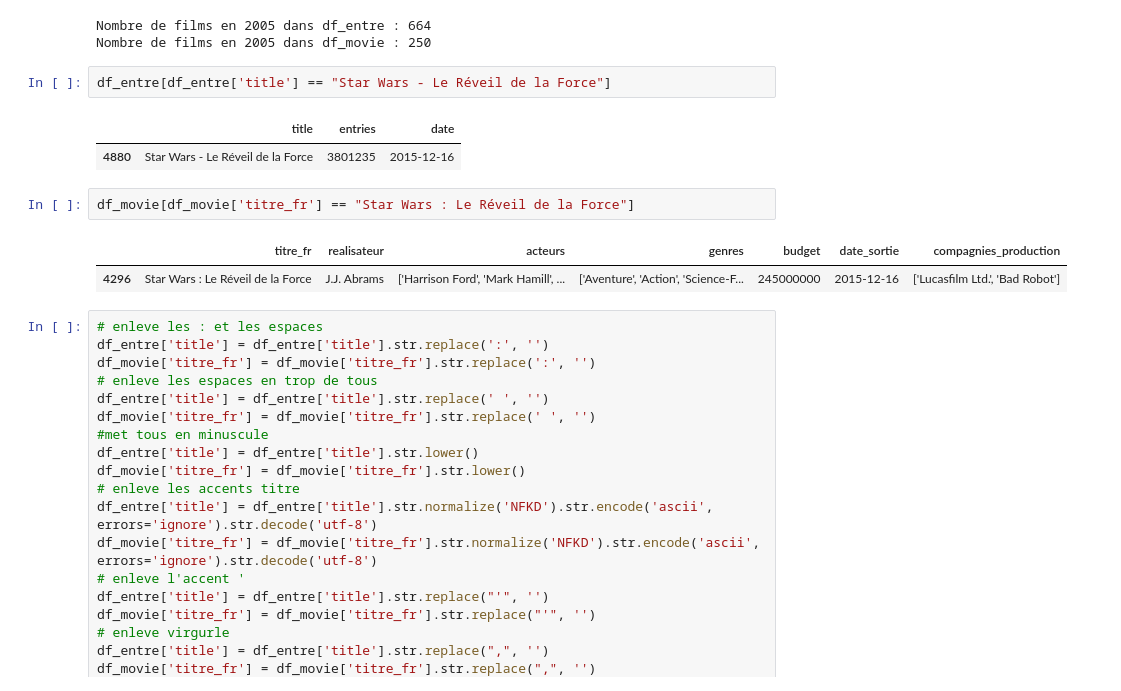
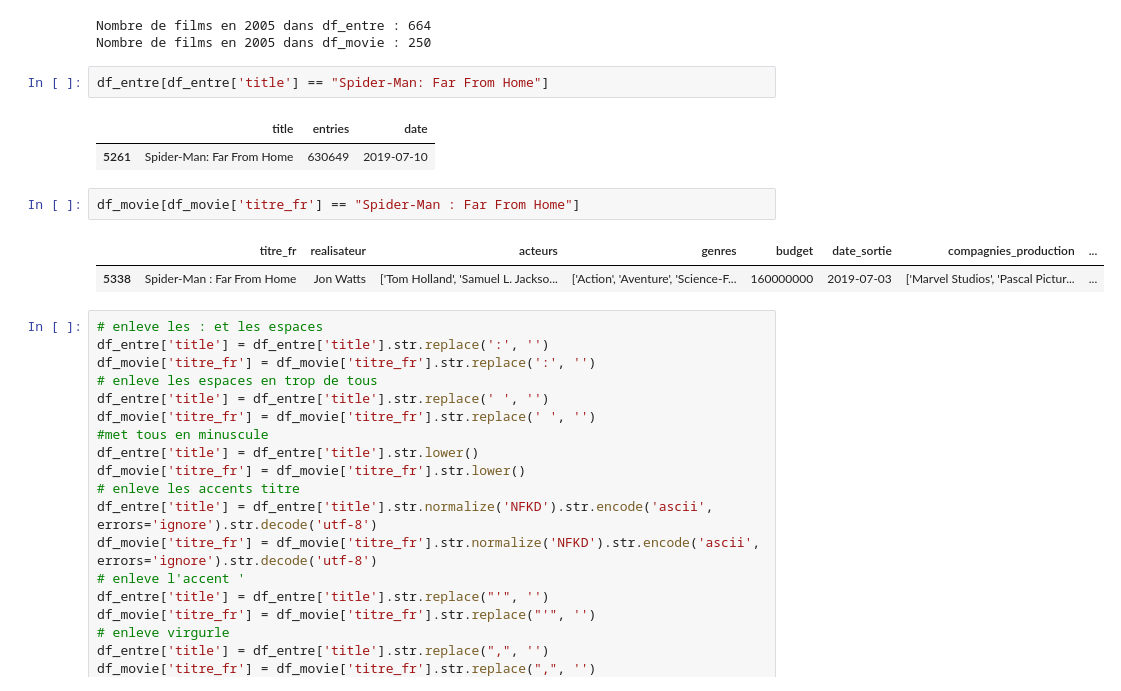
Before and after one commit to DonzerHD/Predictif_des_Entrees_de_Films, a Jupyter notebook: notebooks/Nettoyage_et_Fusion_Films.ipynb, the cells around one changed output. Saved outputs shown, nothing was run; the diff lists cells and outputs as text.

```diff
--- a/notebooks/Nettoyage_et_Fusion_Films.ipynb
+++ b/notebooks/Nettoyage_et_Fusion_Films.ipynb
@@ -38,16 +50,16 @@ print(f"Nombre de films en 2005 dans df_movie : {len(df_movie_2005)}")
 # %% [output]
 Nombre de films en 2005 dans df_entre : 664
 Nombre de films en 2005 dans df_movie : 250
-# %%
-df_entre[df_entre['title'] == "Star Wars - Le Réveil de la Force"]
-# %% [output]
-|  | title | entries | date |
-| 4880 | Star Wars - Le Réveil de la Force | 3801235 | 2015-12-16 |
-# %%
-df_movie[df_movie['titre_fr'] == "Star Wars : Le Réveil de la Force"]
-# %% [output]
-|  | titre_fr | realisateur | acteurs | genres | budget | date_sortie | compagnies_production |
-| 4296 | Star Wars : Le Réveil de la Force | J.J. Abrams | ['Harrison Ford', 'Mark Hamill', ... | ['Aventure', 'Action', 'Science-F... | 245000000 | 2015-12-16 | ['Lucasfilm Ltd.', 'Bad Robot'] |
+# %%
+df_entre[df_entre['title'] == "Spider-Man: Far From Home"]
+# %% [output]
+|  | title | entries | date |
+| 5261 | Spider-Man: Far From Home | 630649 | 2019-07-10 |
+# %%
+df_movie[df_movie['titre_fr'] == "Spider-Man : Far From Home"]
+# %% [output]
+|  | titre_fr | realisateur | acteurs | genres | budget | date_sortie | compagnies_production | ... |
+| 5338 | Spider-Man : Far From Home | Jon Watts | ['Tom Holland', 'Samuel L. Jackso... | ['Action', 'Aventure', 'Science-F... | 160000000 | 2019-07-03 | ['Marvel Studios', 'Pascal Pictur... | ... |
 # %%
 # enleve les : et les espaces
 df_entre['title'] = df_entre['title'].str.replace(':', '')
```
Also changed, not shown: parts of 18 cells of this notebook, 1 other file.
